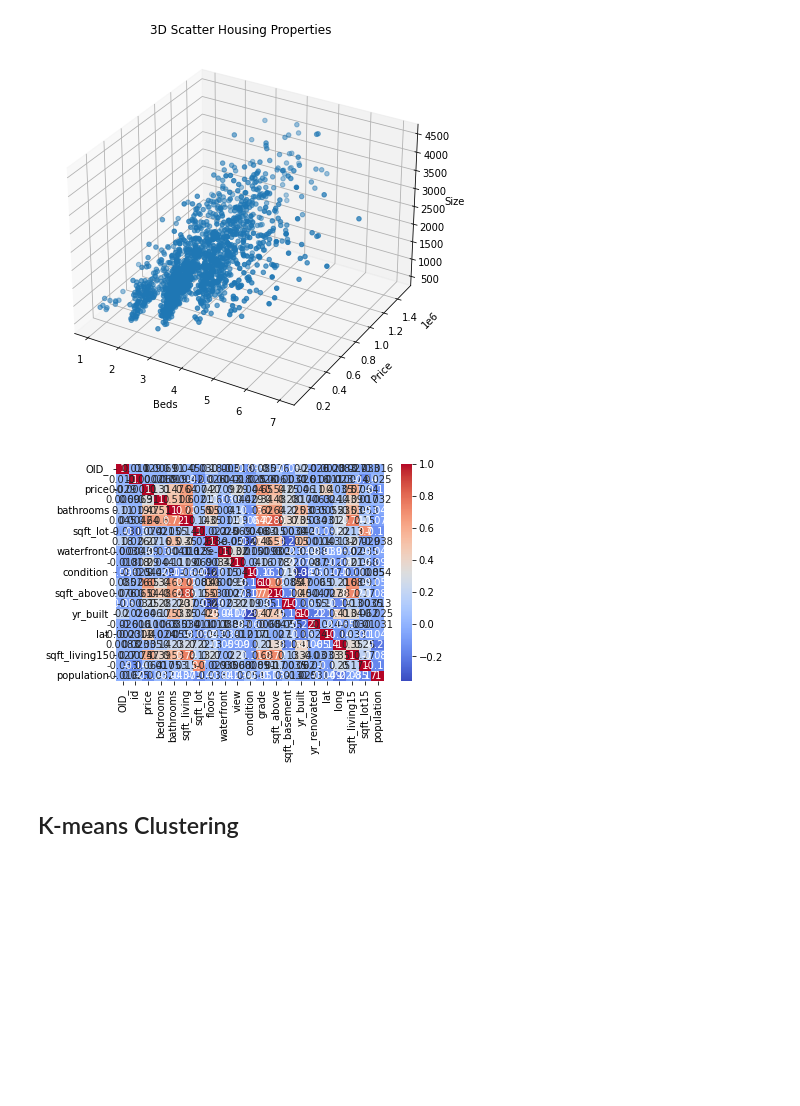
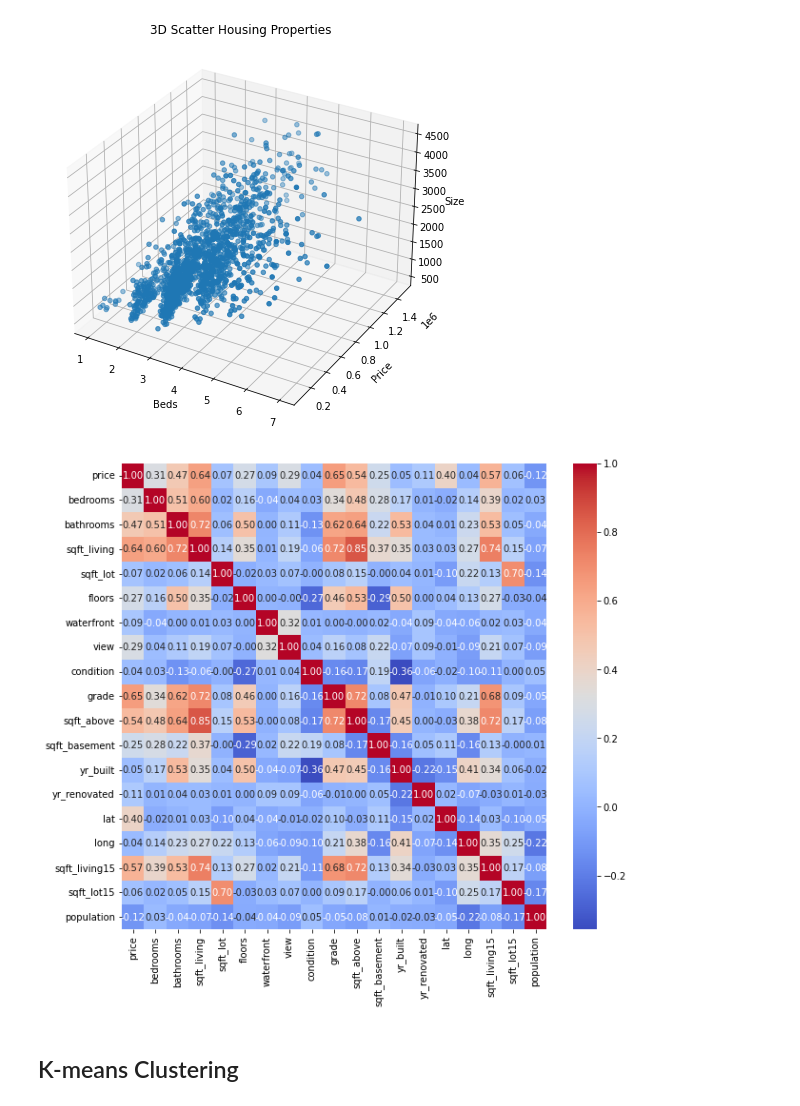
Before and after one commit to Skahlon7/_Spatial_, a Jupyter notebook: Final_575/Final_Proj.ipynb, the cells around one changed output. Saved outputs shown, nothing was run; the diff lists cells and outputs as text; code cells hidden in the pictures; blank space fills up the shorter version.

Commit message:
update
figure size altercation

```diff
--- a/Final_575/Final_Proj.ipynb
+++ b/Final_575/Final_Proj.ipynb
@@ -122,9 +122,10 @@ plt.show()
 # %% [output]
 [figure]
 # %%
-sns.heatmap(df.corr(), cmap='coolwarm', annot=True);
+plt.figure(figsize=(10,9))
+sns.heatmap(df.drop(columns=['index', 'OID_', 'id']).corr(), cmap='coolwarm', annot=True, fmt='.2f');
 # %% [output]
-[figure, old version]
+[figure, new version]
 # %% [markdown]
 ## K-means Clustering
 # %%
```
